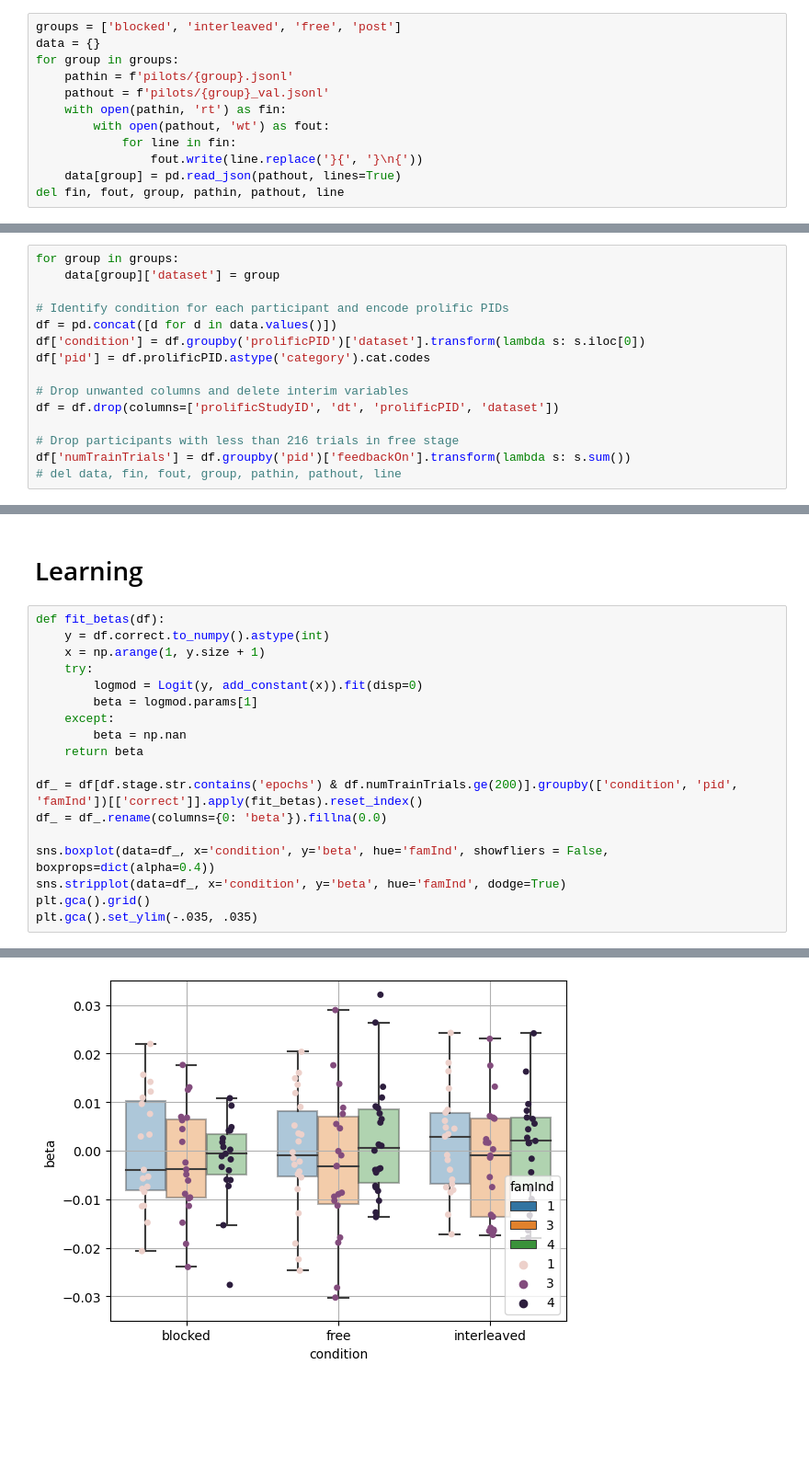
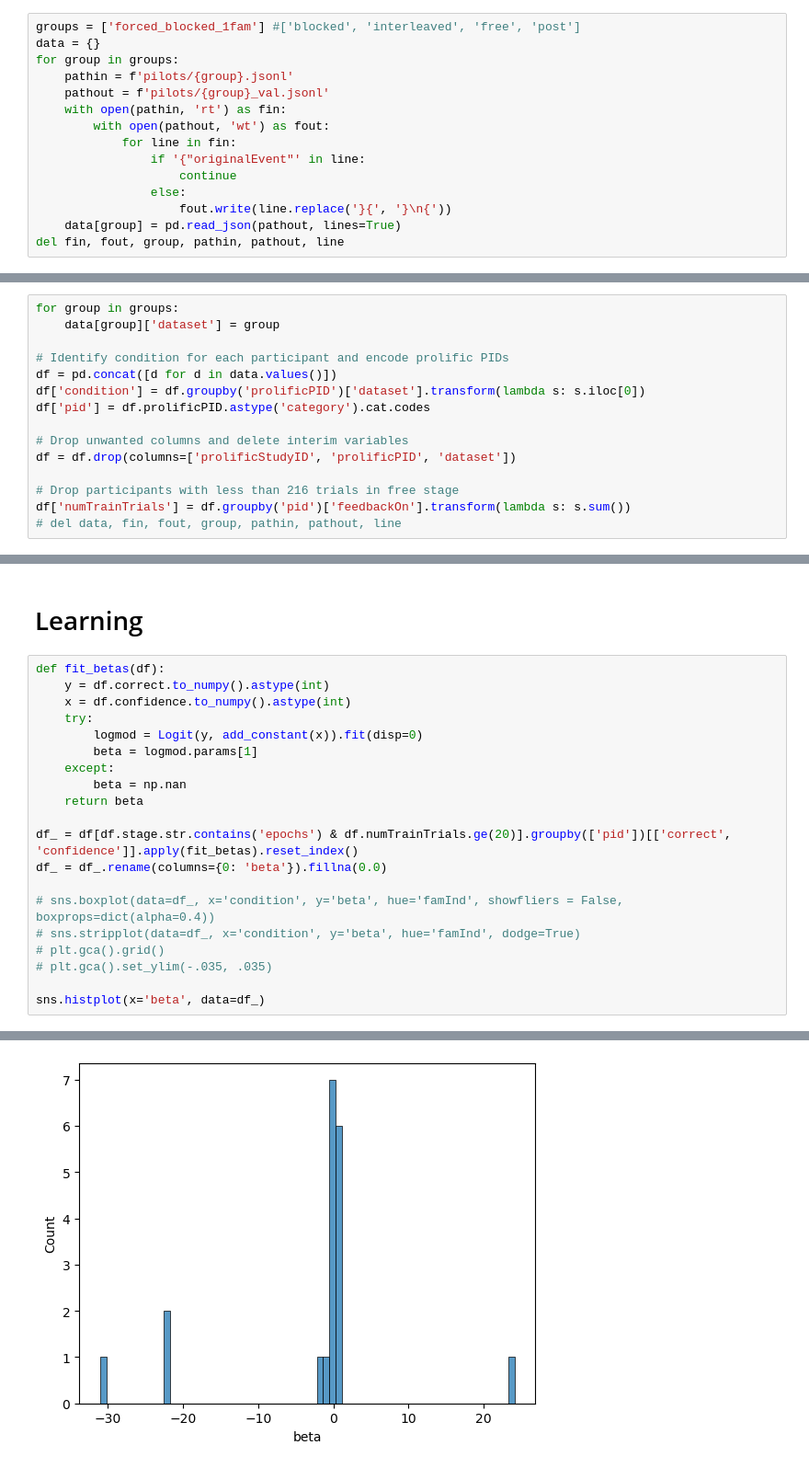
Before and after one commit to alex-ten/repetition_bias_active_learning, a Jupyter notebook: pilot_analyses.ipynb, the cells around one changed output, grey strips where cells are left out. Shown at 92% size. Cells and saved outputs as stored; diff of their text form; blank space fills up the shorter version.

Commit message:
First look at pilot data (1 fam, hard)

```diff
--- a/pilot_analyses.ipynb
+++ b/pilot_analyses.ipynb
@@ -12,7 +12,7 @@ from statsmodels.tools import add_constant
 # %% [markdown]
 ### Debugg `jsonl` files
 # %%
-groups = ['blocked', 'interleaved', 'free', 'post']
+groups = ['forced_blocked_1fam'] #['blocked', 'interleaved', 'free', 'post']
 data = {}
 for group in groups:
     pathin = f'pilots/{group}.jsonl'
@@ -20,7 +20,10 @@ for group in groups:
     with open(pathin, 'rt') as fin:
         with open(pathout, 'wt') as fout:
             for line in fin:
-                fout.write(line.replace('}{', '}\n{'))
+                if '{"originalEvent"' in line:
+                    continue
+                else:
+                    fout.write(line.replace('}{', '}\n{'))
     data[group] = pd.read_json(pathout, lines=True)
 del fin, fout, group, pathin, pathout, line
 # %% [markdown]
@@ -35,7 +38,7 @@ df['condition'] = df.groupby('prolificPID')['dataset'].transform(lambda s: s.ilo
 df['pid'] = df.prolificPID.astype('category').cat.codes
 
 # Drop unwanted columns and delete interim variables
-df = df.drop(columns=['prolificStudyID', 'dt', 'prolificPID', 'dataset'])
+df = df.drop(columns=['prolificStudyID', 'prolificPID', 'dataset'])
 
 # Drop participants with less than 216 trials in free stage
 df['numTrainTrials'] = df.groupby('pid')['feedbackOn'].transform(lambda s: s.sum())
@@ -158,7 +127,7 @@ Notes:
 # %%
 def fit_betas(df):
     y = df.correct.to_numpy().astype(int)
-    x = np.arange(1, y.size + 1)
+    x = df.confidence.to_numpy().astype(int)
     try:
         logmod = Logit(y, add_constant(x)).fit(disp=0)
         beta = logmod.params[1]
@@ -166,11 +135,13 @@ def fit_betas(df):
         beta = np.nan
     return beta
 
-df_ = df[df.stage.str.contains('epochs') & df.numTrainTrials.ge(200)].groupby(['condition', 'pid', 'famInd'])[['correct']].apply(fit_betas).reset_index()
+df_ = df[df.stage.str.contains('epochs') & df.numTrainTrials.ge(20)].groupby(['pid'])[['correct', 'confidence']].apply(fit_betas).reset_index()
 df_ = df_.rename(columns={0: 'beta'}).fillna(0.0)
 
-sns.boxplot(data=df_, x='condition', y='beta', hue='famInd', showfliers = False, boxprops=dict(alpha=0.4))
-sns.stripplot(data=df_, x='condition', y='beta', hue='famInd', dodge=True)
-plt.gca().grid()
-plt.gca().set_ylim(-.035, .035)
+# sns.boxplot(data=df_, x='condition', y='beta', hue='famInd', showfliers = False, boxprops=dict(alpha=0.4))
+# sns.stripplot(data=df_, x='condition', y='beta', hue='famInd', dodge=True)
+# plt.gca().grid()
+# plt.gca().set_ylim(-.035, .035)
+
+sns.histplot(x='beta', data=df_)
 # %% [output]
@@ -178 +149 @@ plt.gca().set_ylim(-.035, .035)
-[figure, old version]
+[figure, new version]
```
Also changed, not shown: parts of 5 cells of this notebook, 2 other files.
